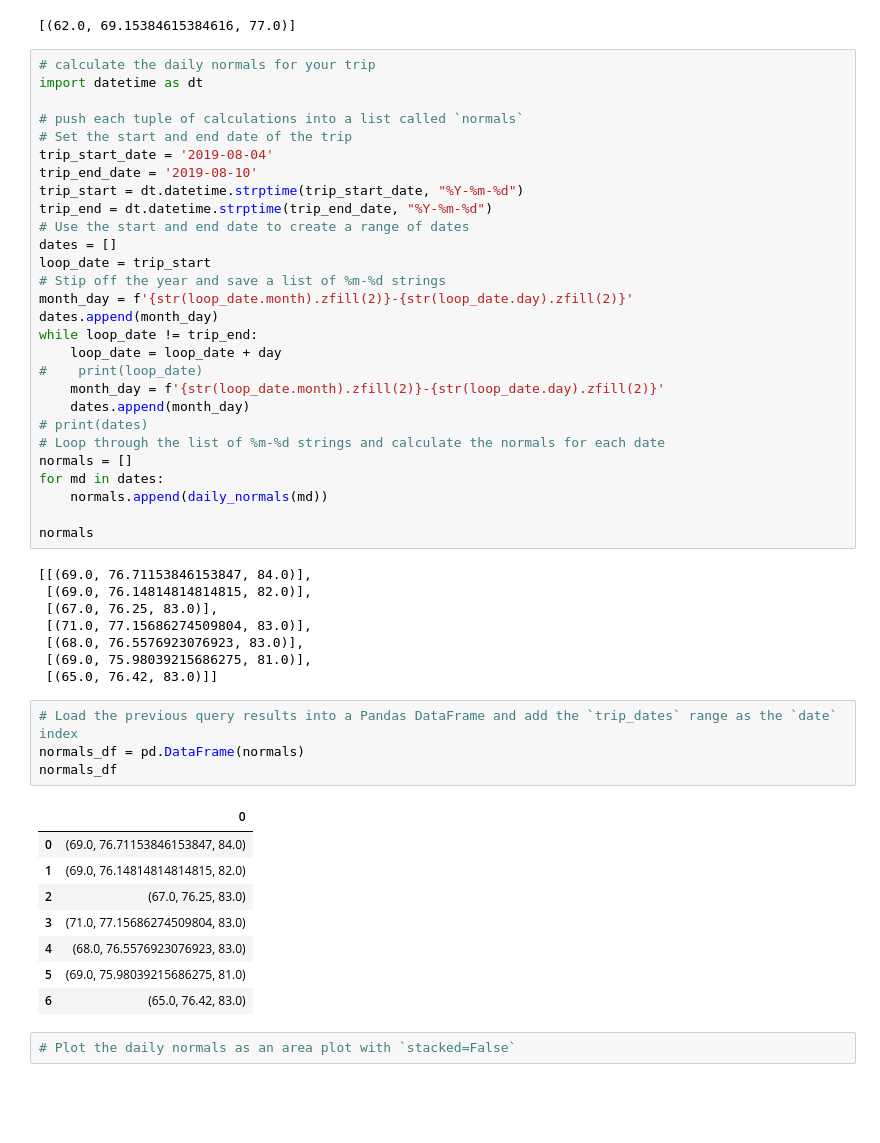
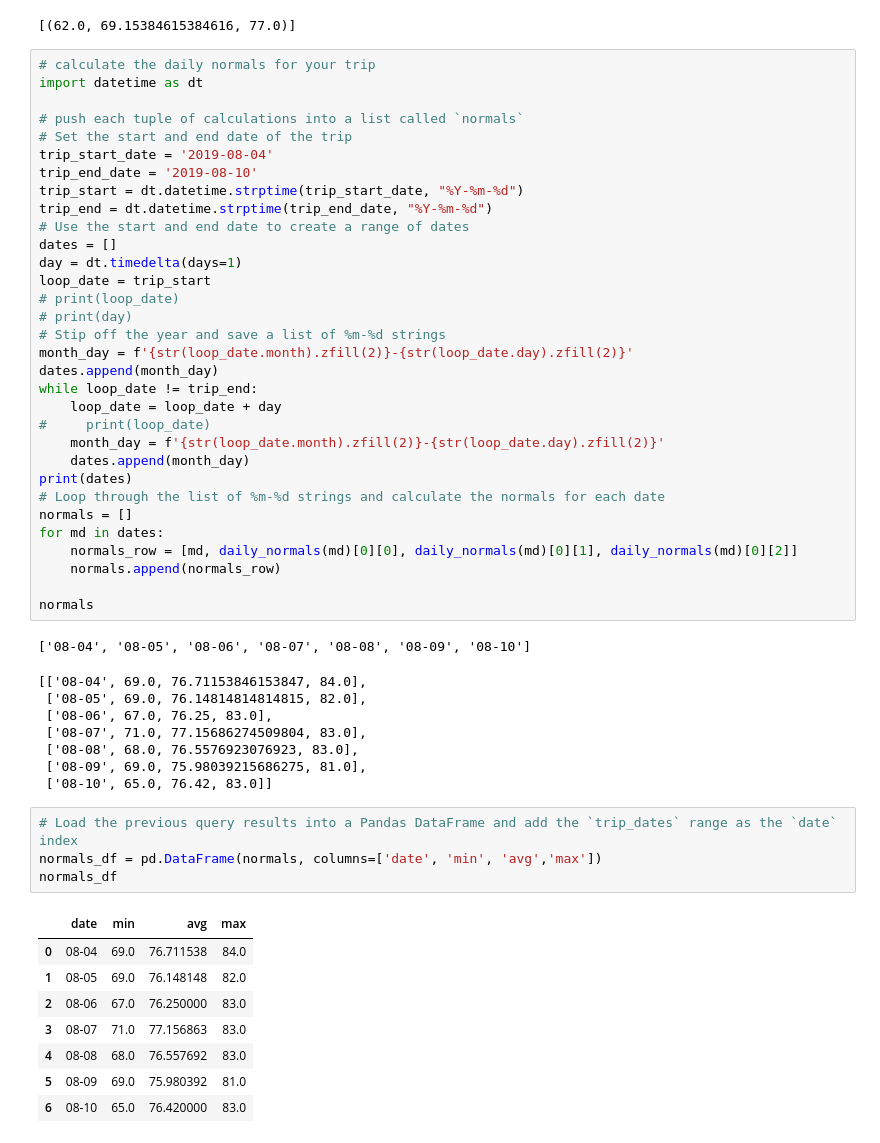
Before and after one commit to frederikdebruyker/hw10, a Jupyter notebook: climate_starter.ipynb, the cells around one changed output. Saved outputs shown, nothing was run; the diff lists cells and outputs as text; blank space fills up the shorter version.

```diff
--- a/climate_starter.ipynb
+++ b/climate_starter.ipynb
@@ -427,42 +428,45 @@ trip_start = dt.datetime.strptime(trip_start_date, "%Y-%m-%d")
 trip_end = dt.datetime.strptime(trip_end_date, "%Y-%m-%d")
 # Use the start and end date to create a range of dates
 dates = []
+day = dt.timedelta(days=1)
 loop_date = trip_start
+# print(loop_date)
+# print(day)
 # Stip off the year and save a list of %m-%d strings
 month_day = f'{str(loop_date.month).zfill(2)}-{str(loop_date.day).zfill(2)}'
 dates.append(month_day)
 while loop_date != trip_end:
     loop_date = loop_date + day
-#    print(loop_date)
+#     print(loop_date)
     month_day = f'{str(loop_date.month).zfill(2)}-{str(loop_date.day).zfill(2)}'
     dates.append(month_day)
-# print(dates)
+print(dates)
 # Loop through the list of %m-%d strings and calculate the normals for each date
 normals = []
 for md in dates:
-    normals.append(daily_normals(md))
+    normals_row = [md, daily_normals(md)[0][0], daily_normals(md)[0][1], daily_normals(md)[0][2]]
+    normals.append(normals_row)
 
 normals
 # %% [output]
-[[(69.0, 76.71153846153847, 84.0)],
- [(69.0, 76.14814814814815, 82.0)],
- [(67.0, 76.25, 83.0)],
- [(71.0, 77.15686274509804, 83.0)],
- [(68.0, 76.5576923076923, 83.0)],
- [(69.0, 75.98039215686275, 81.0)],
- [(65.0, 76.42, 83.0)]]
+['08-04', '08-05', '08-06', '08-07', '08-08', '08-09', '08-10']
+[['08-04', 69.0, 76.71153846153847, 84.0],
+ ['08-05', 69.0, 76.14814814814815, 82.0],
+ ['08-06', 67.0, 76.25, 83.0],
+ ['08-07', 71.0, 77.15686274509804, 83.0],
+ ['08-08', 68.0, 76.5576923076923, 83.0],
+ ['08-09', 69.0, 75.98039215686275, 81.0],
+ ['08-10', 65.0, 76.42, 83.0]]
 # %%
 # Load the previous query results into a Pandas DataFrame and add the `trip_dates` range as the `date` index
-normals_df = pd.DataFrame(normals)
+normals_df = pd.DataFrame(normals, columns=['date', 'min', 'avg','max'])
 normals_df
 # %% [output]
-|  | 0 |
-| 0 | (69.0, 76.71153846153847, 84.0) |
-| 1 | (69.0, 76.14814814814815, 82.0) |
-| 2 | (67.0, 76.25, 83.0) |
-| 3 | (71.0, 77.15686274509804, 83.0) |
-| 4 | (68.0, 76.5576923076923, 83.0) |
-| 5 | (69.0, 75.98039215686275, 81.0) |
-| 6 | (65.0, 76.42, 83.0) |
+|  | date | min | avg | max |
+| 0 | 08-04 | 69.0 | 76.711538 | 84.0 |
+| 1 | 08-05 | 69.0 | 76.148148 | 82.0 |
+| 2 | 08-06 | 67.0 | 76.250000 | 83.0 |
+| 3 | 08-07 | 71.0 | 77.156863 | 83.0 |
+| 4 | 08-08 | 68.0 | 76.557692 | 83.0 |
+| 5 | 08-09 | 69.0 | 75.980392 | 81.0 |
+| 6 | 08-10 | 65.0 | 76.420000 | 83.0 |
-# %%
-# Plot the daily normals as an area plot with `stacked=False`
```
Also changed, not shown: parts of 3 cells of this notebook, 4 other files.
